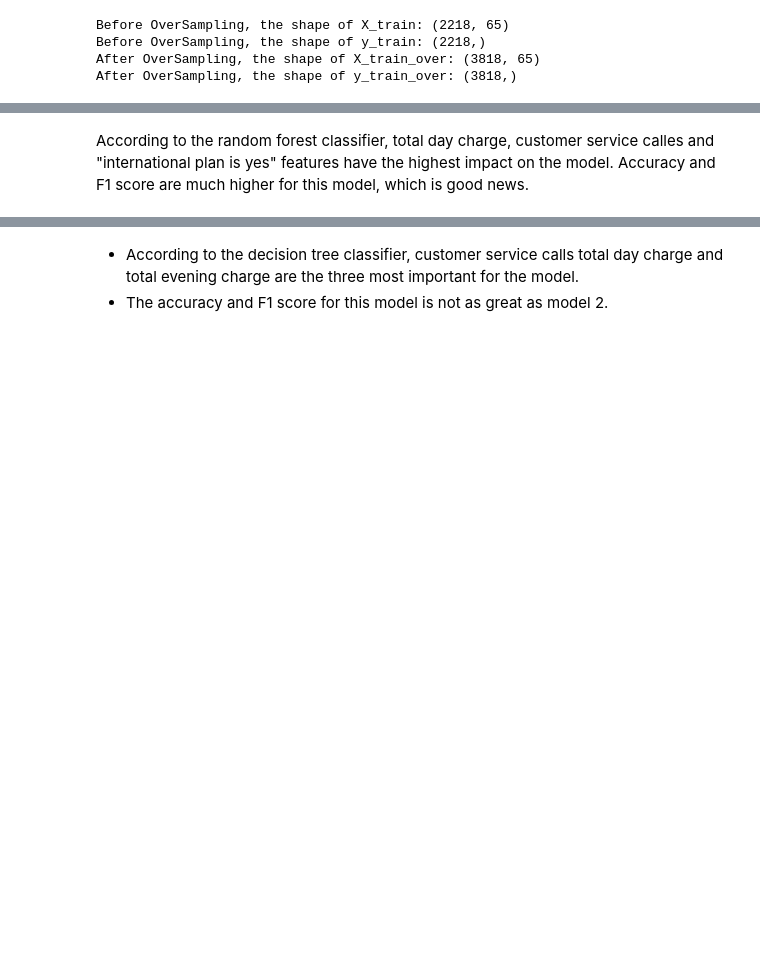
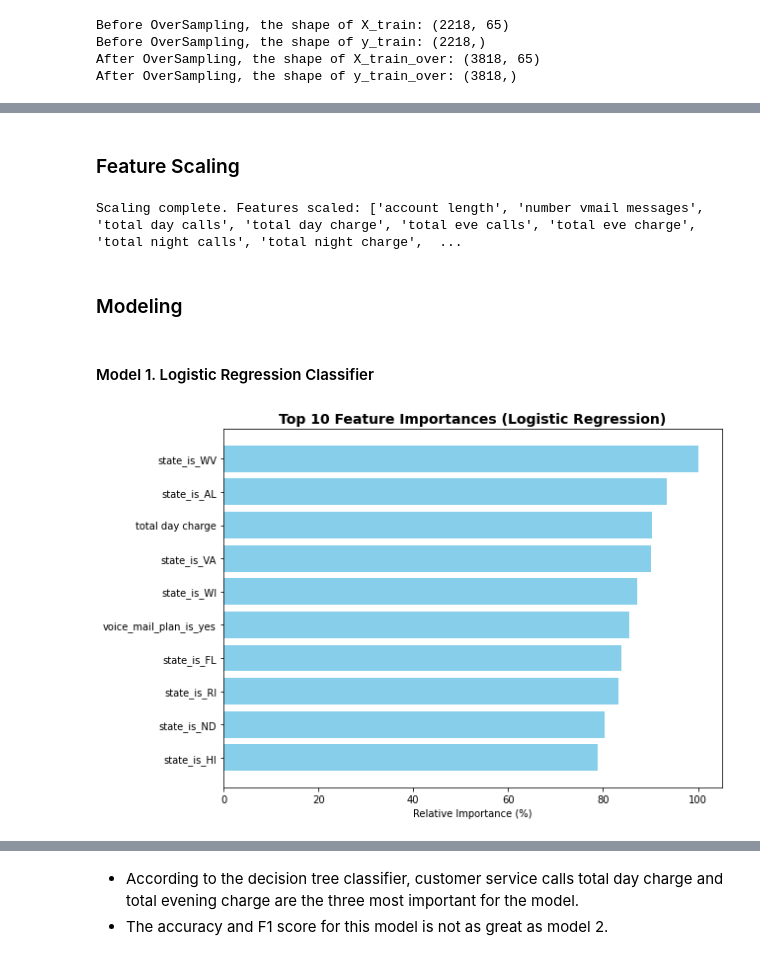
Before and after one commit to jodida01/Telecom-Churn-Prediction, a Jupyter notebook: churn.ipynb, the cells around one changed output, grey strips where cells are left out. Drawn from its saved outputs; the diff is of its cells as text; code cells hidden in the pictures; blank space fills up the shorter version.

```diff
--- a/churn.ipynb
+++ b/churn.ipynb
@@ -490,5 +446,0 @@ Model 2 - Random Forest Classifier
-# %%
-# Object creation, fitting the data & getting predictions
-rf_model_final = RandomForestClassifier()
-rf_model_final.fit(X_train_over,y_train_over)
-y_pred_rf = rf_model_final.predict(X_test)
@@ -532,3 +447,46 @@ Precision score for testing set:  0.5298
-# %% [markdown]
-According to the random forest classifier, total day charge, customer service calles and "international plan is yes" features have the highest impact on the model.
-Accuracy and F1 score are much higher for this model, which is good news.
+# %% [markdown]
+### Feature Scaling
+# %%
+# Ensure target is not in X datasets
+if 'churn' in X_train_over.columns:
+    X_train_over = X_train_over.drop(columns=['churn'])
+
+if 'churn' in X_test.columns:
+    X_test = X_test.drop(columns=['churn'])
+
+# Get numeric features
+numeric_features = X_train_over.select_dtypes(include=[np.number]).columns.tolist()
+
+# Apply StandardScaler
+scaler = StandardScaler()
+X_train_over[numeric_features] = scaler.fit_transform(X_train_over[numeric_features])
+X_test[numeric_features] = scaler.transform(X_test[numeric_features])
+
+print("Scaling complete. Features scaled:", numeric_features)
+# %% [output]
+Scaling complete. Features scaled: ['account length', 'number vmail messages', 'total day calls', 'total day charge', 'total eve calls', 'total eve charge', 'total night calls', 'total night charge',  ...
+# %% [markdown]
+### Modeling
+# %% [markdown]
+#### Model 1. Logistic Regression Classifier
+# %%
+# Get absolute coefficients from logistic regression model
+feature_importance = np.abs(lr.coef_[0])
+
+# Normalize for better visualization
+feature_importance = 100.0 * (feature_importance / feature_importance.max())
+
+# Sort indices for top 10 features
+sorted_idx = np.argsort(feature_importance)[-10:]  # Top 10 highest coefficients
+top_features = np.array(X_train_over.columns)[sorted_idx]
+top_importances = feature_importance[sorted_idx]
+
+# Plot
+plt.figure(figsize=(9, 6))
+plt.barh(top_features, top_importances, color='skyblue')
+plt.title('Top 10 Feature Importances (Logistic Regression)', fontsize=14, fontweight='bold')
+plt.xlabel('Relative Importance (%)')
+plt.tight_layout()
+plt.show()
+# %% [output]
+[figure, added]
```
Also changed, not shown: parts of 75 cells of this notebook, 1 other file.
